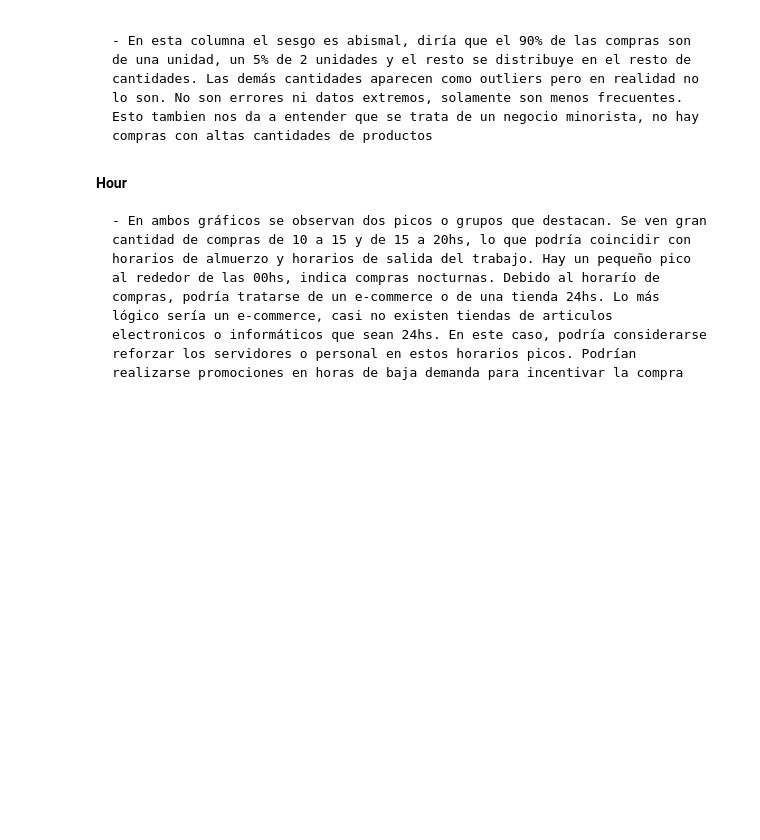
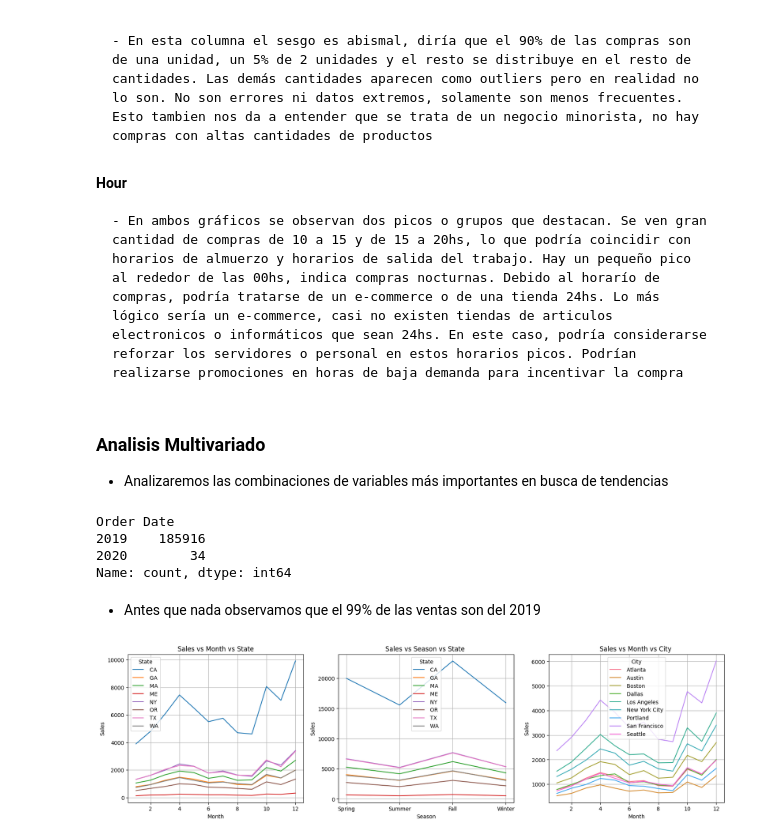
Before and after one commit to diegoGam1/Analisis_exploratorio_ventas, a Jupyter notebook: src/Analisis.ipynb, the cells around one changed output. Cells and saved outputs as stored; diff of their text form; code cells hidden in the pictures; blank space fills up the shorter version.

Commit message:
Terminado 1 analisis multivariado, faltan más

```diff
--- a/src/Analisis.ipynb
+++ b/src/Analisis.ipynb
@@ -254,3 +254,62 @@ for column in lista_numericos:
     - En esta columna el sesgo es abismal, diría que el 90% de las compras son de una unidad, un 5% de 2 unidades y el resto se distribuye en el resto de cantidades. Las demás cantidades aparecen como outliers pero en realidad no lo son. No son errores ni datos extremos, solamente son menos frecuentes. Esto tambien nos da a entender que se trata de un negocio minorista, no hay compras con altas cantidades de productos
 #### Hour
     - En ambos gráficos se observan dos picos o grupos que destacan. Se ven gran cantidad de compras de 10 a 15 y de 15 a 20hs, lo que podría coincidir con horarios de almuerzo y horarios de salida del trabajo. Hay un pequeño pico al rededor de las 00hs, indica compras nocturnas. Debido al horarío de compras, podría tratarse de un e-commerce o de una tienda 24hs. Lo más lógico sería un e-commerce, casi no existen tiendas de articulos electronicos o informáticos que sean 24hs. En este caso, podría considerarse reforzar los servidores o personal en estos horarios picos. Podrían realizarse promociones en horas de baja demanda para incentivar la compra
+# %% [markdown]
+### Analisis Multivariado
+- Analizaremos las combinaciones de variables más importantes en busca de tendencias
+# %%
+df["Order Date"].dt.year.value_counts()
+# %% [output]
+Order Date
+2019    185916
+2020        34
+Name: count, dtype: int64
+# %% [markdown]
+- Antes que nada observamos que el 99% de las ventas son del 2019
+# %%
+ventas_por_mes_por_estado = df.groupby(["Month", "State"]).size().reset_index(name="Sales")
+ventas_por_estacion_por_temporada = df.groupby(["Season", "State"]).size().reset_index(name="Sales")
+ventas_por_mes_por_ciudad = df.groupby(["Month", "City"]).size().reset_index(name="Sales")
+
+# Definir el orden deseado
+orden_personalizado = ["Spring", "Summer", "Fall", "Winter"]
+
+# Convertir la columna a categoría ordenada
+ventas_por_estacion_por_temporada["Season"] = pd.Categorical(ventas_por_estacion_por_temporada["Season"], categories=orden_personalizado, ordered=True) # acá ordenamos las estaciones para tener un mejor gráfico
+
+plt.figure(figsize=(20,5))
+plt.subplot(1,3,1)
+sns.lineplot(
+    data=ventas_por_mes_por_estado,
+    x = "Month",
+    y = "Sales",
+    hue= "State",
+    # palette="husl"
+)
+plt.title("Sales vs Month vs State")
+plt.grid()
+
+plt.subplot(1,3,2)
+sns.lineplot(
+    data=ventas_por_estacion_por_temporada,
+    x = "Season",
+    y = "Sales",
+    hue= "State",
+    # palette="husl"
+)
+plt.title("Sales vs Season vs State ")
+plt.grid()
+
+plt.subplot(1,3,3)
+sns.lineplot(
+    data=ventas_por_mes_por_ciudad,
+    x = "Month",
+    y = "Sales",
+    hue= "City",
+    palette="husl"
+)
+plt.title("Sales vs Month vs City ")
+plt.grid()
+plt.show()
+# %% [output]
+[figure, added]
```
Also changed, not shown: parts of 5 cells of this notebook.
